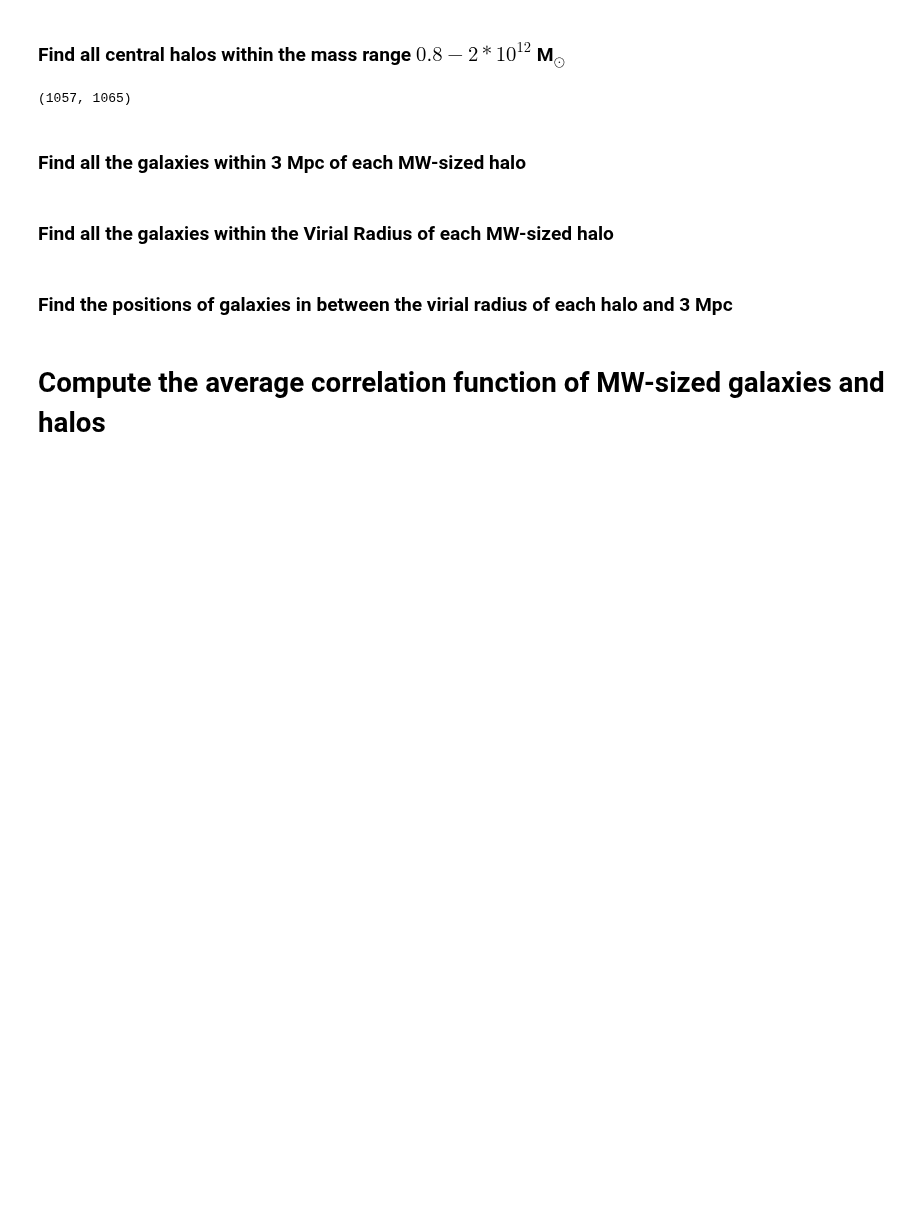
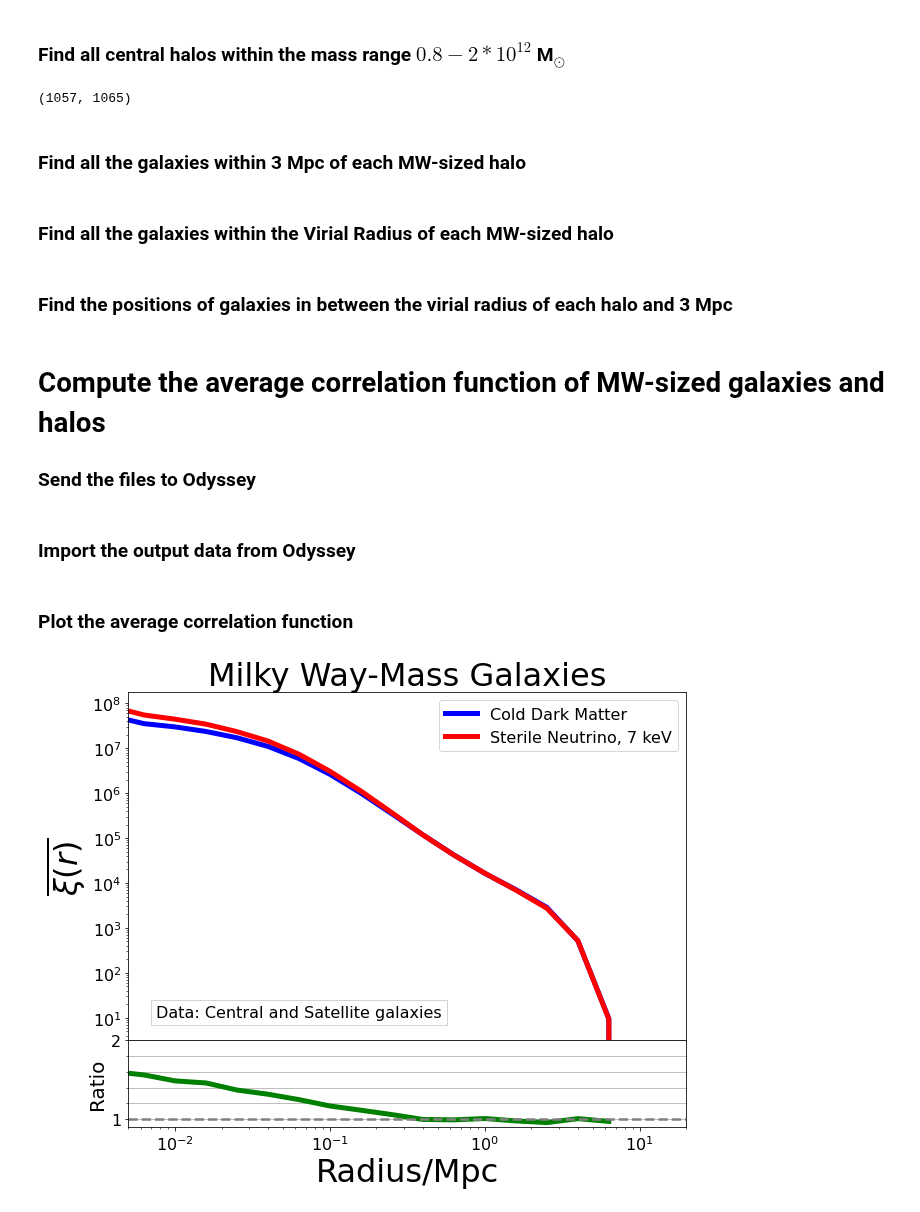
Before and after one commit to mshiferaw/WDM, a Jupyter notebook: Summer 2020/6 Local Group.ipynb, the cells around one changed output. Drawn from its saved outputs; the diff is of its cells as text; code cells hidden in the pictures; blank space fills up the shorter version.

Commit message:
Compute the clustering of MW-sized galaxies

```diff
--- a/Summer 2020/6 Local Group.ipynb
+++ b/Summer 2020/6 Local Group.ipynb
@@ -284,6 +284,7 @@ for i in trange(len(wdm_3Mpc_sphere)):
     wdm_shell.append(wdm_galaxy_position[wdm_galaxy_filtered_ind][ind])
 # %% [markdown]
 # Compute the average correlation function of MW-sized galaxies and halos
+### Send the files to Odyssey
 # %%
 # Create an input folder
 home = "C:\\Users\\Mahlet Shiferaw\\OneDrive\\Dell\\Astro_98"
@@ -307,3 +308,65 @@ for position, label, name in zip([cdm_shell_galaxy, wdm_shell_galaxy, cdm_shell,
         os.chdir(folder)
         subprocess.call(['zip', '-ur', name+'.zip', file])
         os.chdir(home)
+# %% [markdown]
+### Import the output data from Odyssey
+# %%
+# create empty arrays
+folder, shell_galaxy, shell_halo = home + "\\Output\\local\\", {'cdm':[],'wdm':[]}, {'cdm':[],'wdm':[]}
+
+# iterate through each result
+for name, shell in zip(['local_galaxy_position\\', 'local_halo_position\\'], [shell_galaxy, shell_halo]):
+
+    # make an output folder
+    if not os.path.exists(folder + name):
+        os.mkdir(folder + name)
+
+    # extract the files
+#     os.chdir(folder)
+#     subprocess.call(['unzip', name[:-1] + '.zip', '-d', name])
+#     os.chdir(home)
+
+    # save the files
+    for label in ['cdm', 'wdm']:
+        for txt_file in [file for file in os.listdir(folder + name) if file.startswith("corr_" + label)]:
+            shell[label].append(np.genfromtxt(folder + name + txt_file))
+# %% [markdown]
+### Plot the average correlation function
+# %%
+CUTE_cdm_galaxy = np.mean(shell_galaxy['cdm'], axis = 0)
+CUTE_wdm_galaxy = np.mean(shell_galaxy['wdm'], axis = 0)
+
+textstr = r'Data: Central and Satellite galaxies'
+props = dict(facecolor='none', edgecolor='lightgrey', pad = 5.0)
+
+plt.figure(figsize=(10,8))
+grid = gridspec.GridSpec(2,1, height_ratios = [4,1])
+grid.update(hspace = 0)
+grid0 = plt.subplot(grid[0])
+grid1 = plt.subplot(grid[1])
+
+grid0.loglog(CUTE_cdm_galaxy[:,0], CUTE_cdm_galaxy[:,1], label = "Cold Dark Matter", linewidth = 5, color = "blue")
+grid0.loglog(CUTE_wdm_galaxy[:,0], CUTE_wdm_galaxy[:,1], label = "Sterile Neutrino, 7 keV", linewidth = 5, color = "red")
+grid0.set_xlim(5*10**-3, 2e1)
+grid0.set_ylim(10**0.5, 10**8.25)
+grid0.set_ylabel(r"$\overline{\xi(r)}$", fontsize = 32)
+grid0.legend(fontsize=16)
+grid0.minorticks_on()
+grid0.tick_params(labelsize=16)
+grid0.text(0.05, 0.1, textstr, transform = grid0.transAxes, fontsize = 16, verticalalignment = 'top', bbox = props)
+grid0.set_title('Milky Way-Mass Galaxies', fontsize = 32)
+
+grid1.semilogx(CUTE_wdm_galaxy[:,0], CUTE_wdm_galaxy[:,1]/CUTE_cdm_galaxy[:,1], linewidth = 5, color = "green")
+grid1.set_xlabel("Radius/Mpc", fontsize = 32)
+grid1.set_ylabel("Ratio",  fontsize = 20)
+grid1.axhline(y = 1, color = "grey", ls = "--", linewidth = 2.5)
+grid1.set_xlim(5*10**-3, 2e1)
+grid1.set_ylim(0.9, 2)
+grid1.minorticks_on()
+grid1.tick_params(labelsize = 16)
+grid1.yaxis.grid(which = "both")
+
+plt.savefig('Images/Summer2020/local_galaxy_position.pdf', bbox_inches = "tight")
+plt.show()
+# %% [output]
+[figure, added]
```
Also changed, not shown: parts of 3 cells of this notebook.
